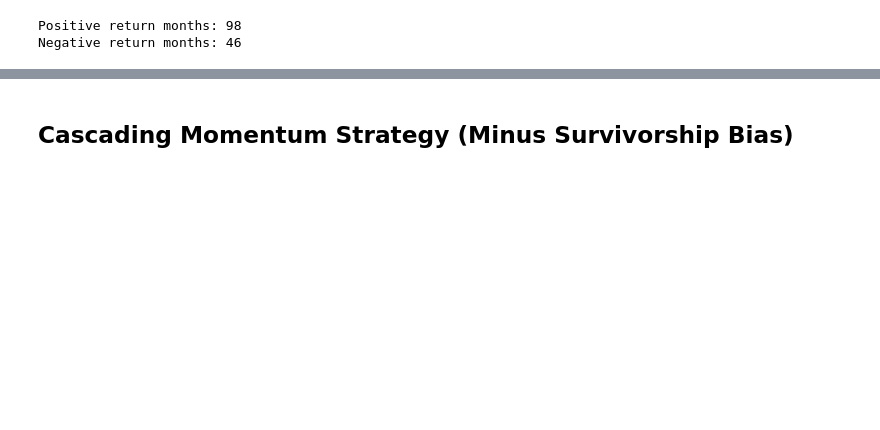
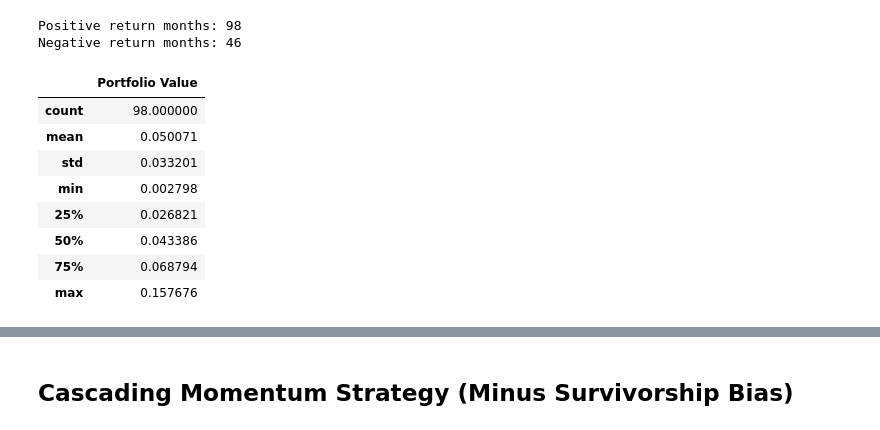
Before and after one commit to zdravoj/stock-bot, a Jupyter notebook: trading_sandbox.ipynb, the cells around one changed output, grey strips where cells are left out. Drawn from its saved outputs; the diff is of its cells as text; code cells hidden in the pictures; blank space fills up the shorter version.

Commit message:
add numerical evaluations of cascading strategy returns

```diff
--- a/trading_sandbox.ipynb
+++ b/trading_sandbox.ipynb
@@ -681,3 +682,16 @@ print('Negative return months:', negative_returns.count().values[0])
 # %% [output]
 Positive return months: 98
 Negative return months: 46
+# %%
+# numerical evaluation of postive monthly returns
+positive_returns.describe()
+# %% [output]
+|  | Portfolio Value |
+| count | 98.000000 |
+| mean | 0.050071 |
+| std | 0.033201 |
+| min | 0.002798 |
+| 25% | 0.026821 |
+| 50% | 0.043386 |
+| 75% | 0.068794 |
+| max | 0.157676 |
```
Also changed, not shown: parts of 30 cells of this notebook.
